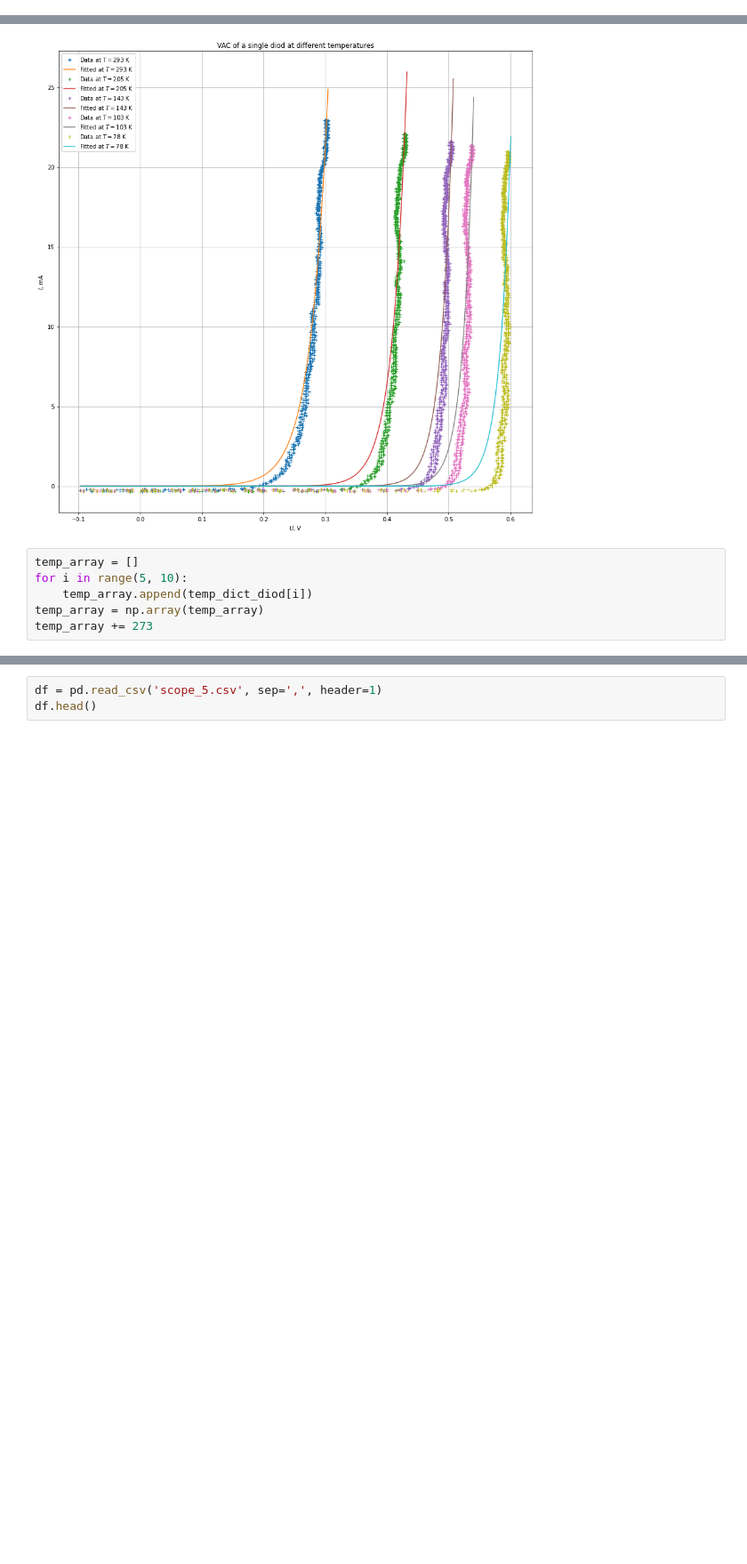
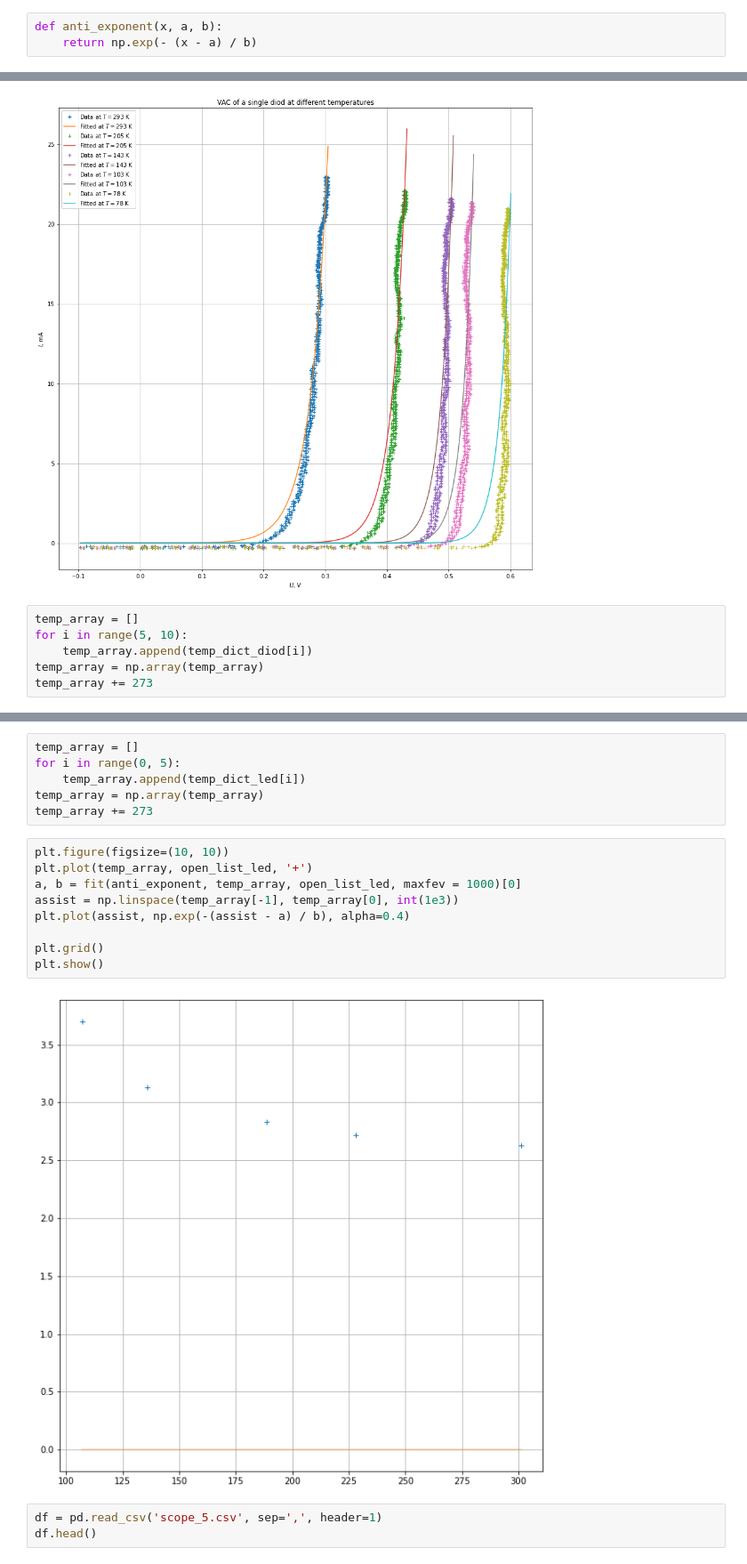
Before and after one commit to f3ss1/HSE-FF, a Jupyter notebook: 6th semester/Modern Physics Practice/Diode VAC/Data_analysis.ipynb, the cells around one changed output, grey strips where cells are left out. Shown: that part at 89% size. Saved outputs shown, nothing was run; the diff lists cells and outputs as text; blank space fills up the shorter version.

```diff
--- a/6th semester/Modern Physics Practice/Diode VAC/Data_analysis.ipynb
+++ b/6th semester/Modern Physics Practice/Diode VAC/Data_analysis.ipynb
@@ -6,3 +6,6 @@ from scipy.optimize import curve_fit as fit
 # %%
 def exponent(x, a, b):
     return np.exp((x - a) / b)
+# %%
+def anti_exponent(x, a, b):
+    return np.exp(- (x - a) / b)
@@ -82,3 +99,20 @@ array(dict_values([20, -68, -130, -170, -195]), dtype=object)
+# %%
+temp_array = []
+for i in range(0, 5):
+    temp_array.append(temp_dict_led[i])
+temp_array = np.array(temp_array)
+temp_array += 273
+# %%
+plt.figure(figsize=(10, 10))
+plt.plot(temp_array, open_list_led, '+')
+a, b = fit(anti_exponent, temp_array, open_list_led, maxfev = 1000)[0]
+assist = np.linspace(temp_array[-1], temp_array[0], int(1e3))
+plt.plot(assist, np.exp(-(assist - a) / b), alpha=0.4)
+
+plt.grid()
+plt.show()
+# %% [output]
+[figure, added]
 # %%
 df = pd.read_csv('scope_5.csv', sep=',', header=1)
 df.head()
```
Also changed, not shown: parts of 8 cells of this notebook, 13 other files.
